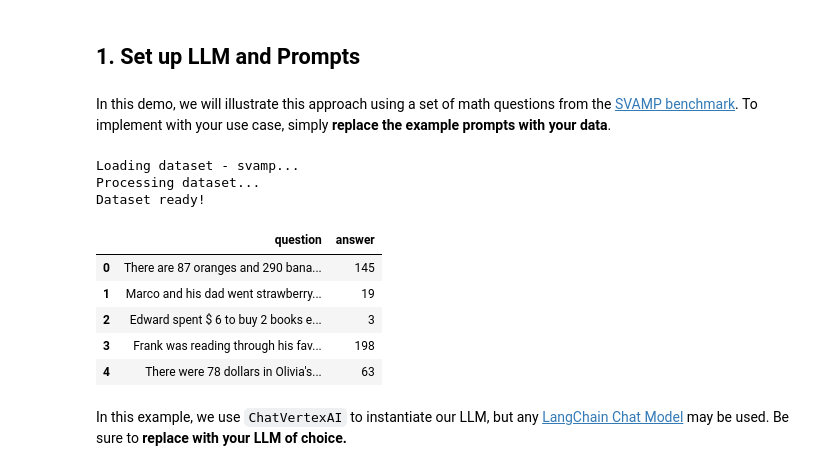
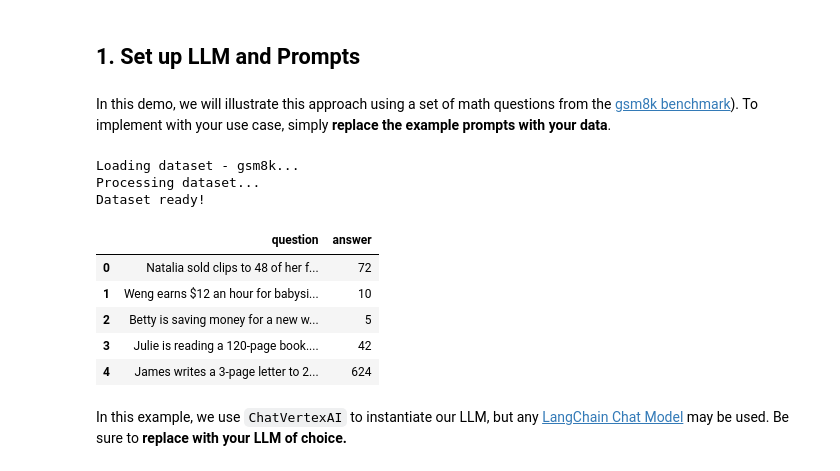
Before and after one commit to nklswld/uqlm, a Jupyter notebook: examples/black_box_demo.ipynb, the cells around one changed output. Cells and saved outputs as stored; diff of their text form; code cells hidden in the pictures.

```diff
--- a/examples/black_box_demo.ipynb
+++ b/examples/black_box_demo.ipynb
@@ -72,21 +72,21 @@ from uqlm.utils import load_example_dataset, math_postprocessor, plot_model_accu
 <a id='section1'></a>
 ## 1. Set up LLM and Prompts
 # %% [markdown]
-In this demo, we will illustrate this approach using a set of math questions from the [SVAMP benchmark](https://arxiv.org/abs/2103.07191). To implement with your use case, simply **replace the example prompts with your data**.
+In this demo, we will illustrate this approach using a set of math questions from the [gsm8k benchmark](https://github.com/openai/grade-school-math)). To implement with your use case, simply **replace the example prompts with your data**.
 # %%
-# Load example dataset (SVAMP)
-svamp = load_example_dataset("svamp", n=75)
-svamp.head()
+# Load example dataset (gsm8k)
+gsm8k = load_example_dataset("gsm8k", n=200)
+gsm8k.head()
 # %% [output]
-Loading dataset - svamp...
+Loading dataset - gsm8k...
 Processing dataset...
 Dataset ready!
 |  | question | answer |
-| 0 | There are 87 oranges and 290 bana... | 145 |
-| 1 | Marco and his dad went strawberry... | 19 |
-| 2 | Edward spent $ 6 to buy 2 books e... | 3 |
-| 3 | Frank was reading through his fav... | 198 |
-| 4 | There were 78 dollars in Olivia's... | 63 |
+| 0 | Natalia sold clips to 48 of her f... | 72 |
+| 1 | Weng earns $12 an hour for babysi... | 10 |
+| 2 | Betty is saving money for a new w... | 5 |
+| 3 | Julie is reading a 120-page book.... | 42 |
+| 4 | James writes a 3-page letter to 2... | 624 |
 # %%
 # Define prompts
 MATH_INSTRUCTION = "When you solve this math problem only return the answer with no additional text.\n"
```
Also changed, not shown: parts of 9 cells of this notebook, 6 other files.
